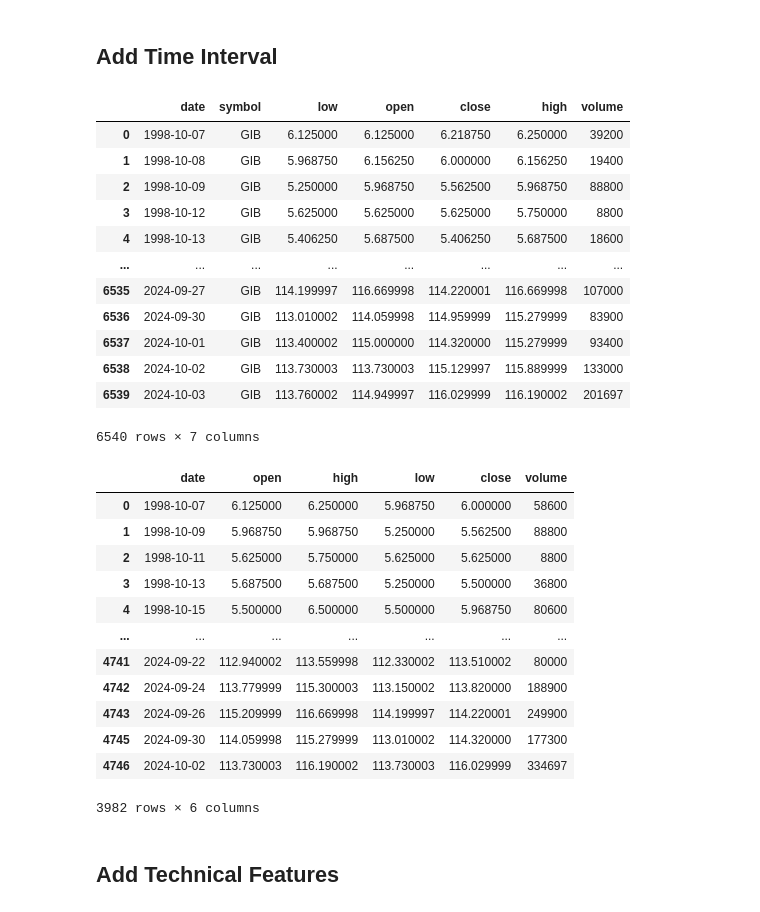
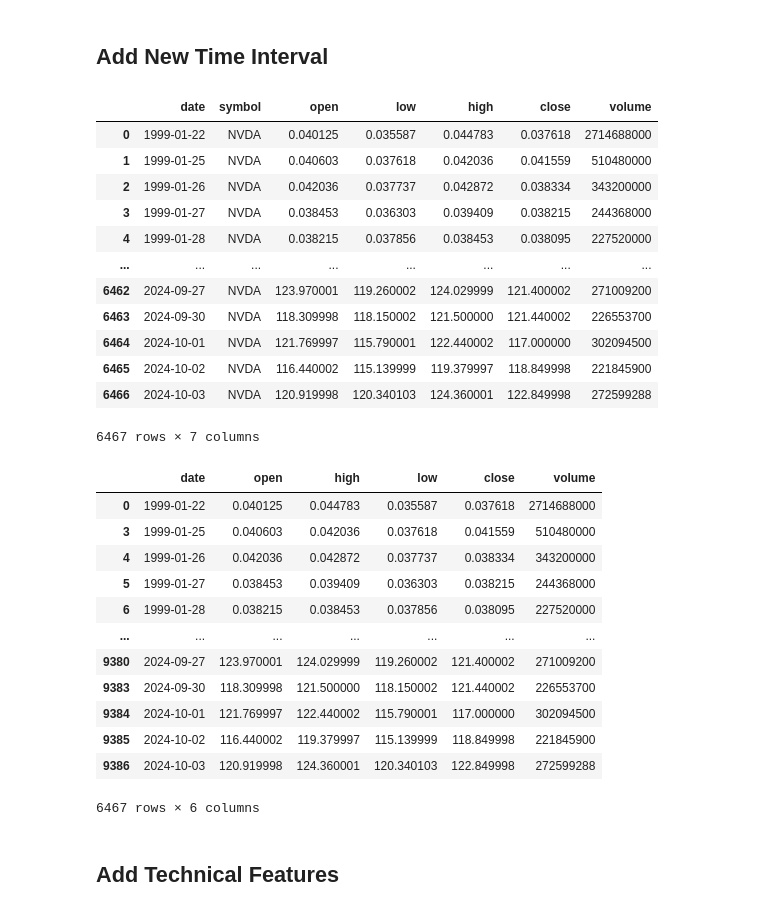
Before and after one commit to yiukitCheung/Stocks_Alert_System, a Jupyter notebook: jupyter notebook/eod_analysis.ipynb, the cells around one changed output. Saved outputs shown, nothing was run; the diff lists cells and outputs as text; code cells hidden in the pictures.

```diff
--- a/jupyter notebook/eod_analysis.ipynb
+++ b/jupyter notebook/eod_analysis.ipynb
@@ -7,28 +9,30 @@ import os, sys, time, datetime
 # %% [markdown]
-## Add Time Interval
+## Add New Time Interval
 # %%
 # Connect to MongoDB
 client = MongoClient('mongodb://localhost:27017/')
 db = client['historic_data']
 collection = db['daily_stock_price']
 # Get one symbol data from the collection
-df = pd.DataFrame(list(collection.find({'symbol':'GIB'},{'_id': 0}).sort('date', ASCENDING)))
+df = pd.DataFrame(list(collection.find({'symbol':'NVDA'},{'_id': 0}).sort('date', ASCENDING)))
 df
 # %% [output]
-|  | date | symbol | low | open | close | high | volume |
-| 0 | 1998-10-07 | GIB | 6.125000 | 6.125000 | 6.218750 | 6.250000 | 39200 |
-| 1 | 1998-10-08 | GIB | 5.968750 | 6.156250 | 6.000000 | 6.156250 | 19400 |
-| 2 | 1998-10-09 | GIB | 5.250000 | 5.968750 | 5.562500 | 5.968750 | 88800 |
-| 3 | 1998-10-12 | GIB | 5.625000 | 5.625000 | 5.625000 | 5.750000 | 8800 |
-| 4 | 1998-10-13 | GIB | 5.406250 | 5.687500 | 5.406250 | 5.687500 | 18600 |
+|  | date | symbol | open | low | high | close | volume |
+| 0 | 1999-01-22 | NVDA | 0.040125 | 0.035587 | 0.044783 | 0.037618 | 2714688000 |
+| 1 | 1999-01-25 | NVDA | 0.040603 | 0.037618 | 0.042036 | 0.041559 | 510480000 |
+| 2 | 1999-01-26 | NVDA | 0.042036 | 0.037737 | 0.042872 | 0.038334 | 343200000 |
+| 3 | 1999-01-27 | NVDA | 0.038453 | 0.036303 | 0.039409 | 0.038215 | 244368000 |
+| 4 | 1999-01-28 | NVDA | 0.038215 | 0.037856 | 0.038453 | 0.038095 | 227520000 |
 | ... | ... | ... | ... | ... | ... | ... | ... |
-| 6535 | 2024-09-27 | GIB | 114.199997 | 116.669998 | 114.220001 | 116.669998 | 107000 |
-| 6536 | 2024-09-30 | GIB | 113.010002 | 114.059998 | 114.959999 | 115.279999 | 83900 |
-| 6537 | 2024-10-01 | GIB | 113.400002 | 115.000000 | 114.320000 | 115.279999 | 93400 |
-| 6538 | 2024-10-02 | GIB | 113.730003 | 113.730003 | 115.129997 | 115.889999 | 133000 |
-| 6539 | 2024-10-03 | GIB | 113.760002 | 114.949997 | 116.029999 | 116.190002 | 201697 |
+| 6462 | 2024-09-27 | NVDA | 123.970001 | 119.260002 | 124.029999 | 121.400002 | 271009200 |
+| 6463 | 2024-09-30 | NVDA | 118.309998 | 118.150002 | 121.500000 | 121.440002 | 226553700 |
+| 6464 | 2024-10-01 | NVDA | 121.769997 | 115.790001 | 122.440002 | 117.000000 | 302094500 |
+| 6465 | 2024-10-02 | NVDA | 116.440002 | 115.139999 | 119.379997 | 118.849998 | 221845900 |
+| 6466 | 2024-10-03 | NVDA | 120.919998 | 120.340103 | 124.360001 | 122.849998 | 272599288 |
-6540 rows × 7 columns
+6467 rows × 7 columns
 # %%
+new_interval_record = {}
+
 def create_new_interval_df(df, interval):
     new_df = df.set_index('date')
     new_df = new_df.groupby(pd.Grouper(freq=interval)).agg({'open': 'first',
@@ -40,21 +44,21 @@ def create_new_interval_df(df, interval):
     new_df = new_df.dropna()
     return new_df
 
-create_new_interval_df(df,'2D')
+create_new_interval_df(df,'1D')
 # %% [output]
 |  | date | open | high | low | close | volume |
-| 0 | 1998-10-07 | 6.125000 | 6.250000 | 5.968750 | 6.000000 | 58600 |
-| 1 | 1998-10-09 | 5.968750 | 5.968750 | 5.250000 | 5.562500 | 88800 |
-| 2 | 1998-10-11 | 5.625000 | 5.750000 | 5.625000 | 5.625000 | 8800 |
-| 3 | 1998-10-13 | 5.687500 | 5.687500 | 5.250000 | 5.500000 | 36800 |
-| 4 | 1998-10-15 | 5.500000 | 6.500000 | 5.500000 | 5.968750 | 80600 |
+| 0 | 1999-01-22 | 0.040125 | 0.044783 | 0.035587 | 0.037618 | 2714688000 |
+| 3 | 1999-01-25 | 0.040603 | 0.042036 | 0.037618 | 0.041559 | 510480000 |
+| 4 | 1999-01-26 | 0.042036 | 0.042872 | 0.037737 | 0.038334 | 343200000 |
+| 5 | 1999-01-27 | 0.038453 | 0.039409 | 0.036303 | 0.038215 | 244368000 |
+| 6 | 1999-01-28 | 0.038215 | 0.038453 | 0.037856 | 0.038095 | 227520000 |
 | ... | ... | ... | ... | ... | ... | ... |
-| 4741 | 2024-09-22 | 112.940002 | 113.559998 | 112.330002 | 113.510002 | 80000 |
-| 4742 | 2024-09-24 | 113.779999 | 115.300003 | 113.150002 | 113.820000 | 188900 |
-| 4743 | 2024-09-26 | 115.209999 | 116.669998 | 114.199997 | 114.220001 | 249900 |
-| 4745 | 2024-09-30 | 114.059998 | 115.279999 | 113.010002 | 114.320000 | 177300 |
-| 4746 | 2024-10-02 | 113.730003 | 116.190002 | 113.730003 | 116.029999 | 334697 |
+| 9380 | 2024-09-27 | 123.970001 | 124.029999 | 119.260002 | 121.400002 | 271009200 |
+| 9383 | 2024-09-30 | 118.309998 | 121.500000 | 118.150002 | 121.440002 | 226553700 |
+| 9384 | 2024-10-01 | 121.769997 | 122.440002 | 115.790001 | 117.000000 | 302094500 |
+| 9385 | 2024-10-02 | 116.440002 | 119.379997 | 115.139999 | 118.849998 | 221845900 |
+| 9386 | 2024-10-03 | 120.919998 | 124.360001 | 120.340103 | 122.849998 | 272599288 |
-3982 rows × 6 columns
+6467 rows × 6 columns
 # %% [markdown]
 ## Add Technical Features
 # %%
```
Also changed, not shown: parts of 3 cells of this notebook, 7 other files.
